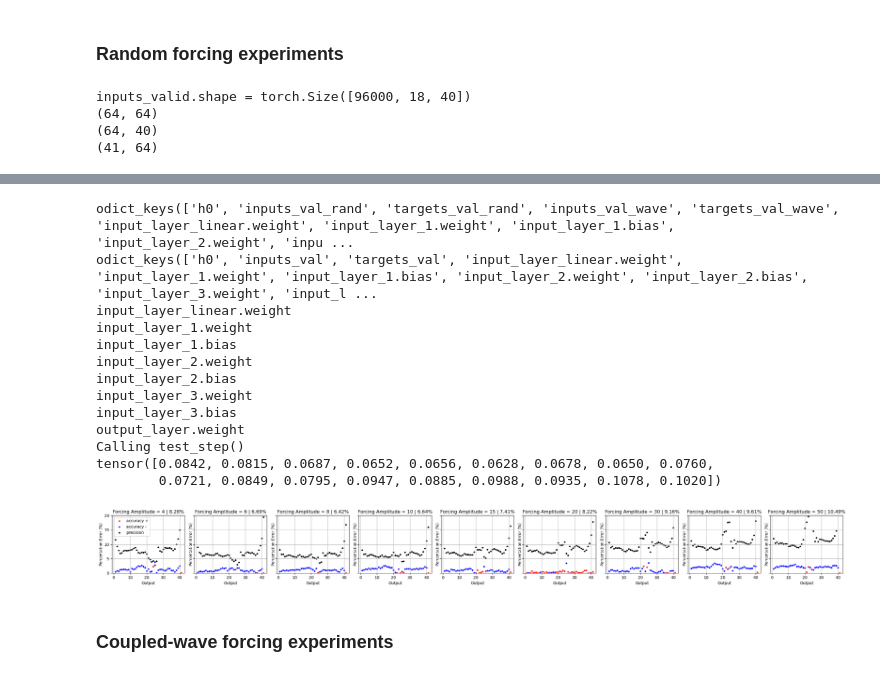
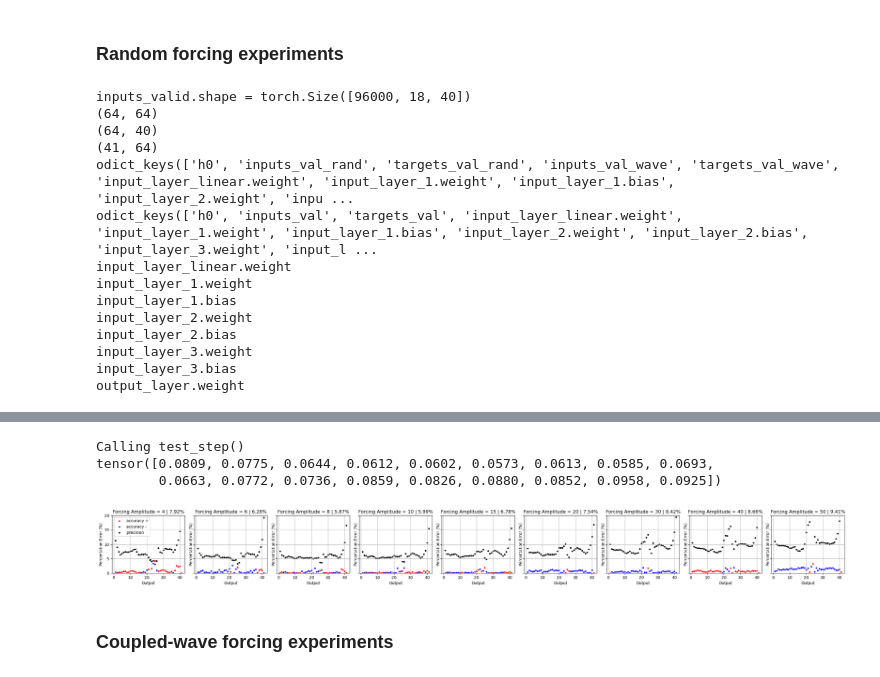
Before and after one commit to Qiyu-Song/RNNpaper, a Jupyter notebook: RNN_train_test/check_results_addp.ipynb, the cells around one changed output, grey strips where cells are left out. Drawn from its saved outputs; the diff is of its cells as text; code cells hidden in the pictures.

```diff
--- a/RNN_train_test/check_results_addp.ipynb
+++ b/RNN_train_test/check_results_addp.ipynb
@@ -120,7 +120,7 @@ class UltimateRNN(pl.LightningModule):
 # %%
 hidden_size = 64
 loadmodel = None
-loadmodel = '/n/netscratch/kuang_lab/Lab/qiyusong/SAM_RNN/logs/paper_final_rand_4_to_50_seqlen_192_skip_48_noisywave1.0_6to20_damp2_seqlen_192_skip_24_all_param_2e-06_256/version_0/checkpoints/epoch=4879-val_loss=0.101.ckpt'
+loadmodel = 'epoch=4579-val_loss=0.095.ckpt'
 torch.set_default_dtype(torch.float64)
 torch.manual_seed(42)
 torch.set_float32_matmul_precision('high')
@@ -132,7 +132,7 @@ h0_inds = []
 count = 0
 for msinefx in [4, 6, 8, 10, 15, 20, 30, 40, 50]:
     for iexp in [0, 1]:
-        testdata = np.load(f'/n/kuangdss01/users/qiyusong/SAM_RNN/data/msinefx{msinefx}_{iexp}_256_addp.npz')
+        testdata = np.load(f'../data/msinefx{msinefx}_{iexp}_256_addp.npz')
         SAMdata.append(testdata)
         h0_inds.append(count * 1597)
         count += 1
@@ -227,3 +227,13 @@ inputs_valid.shape = torch.Size([96000, 18, 40])
 (64, 64)
 (64, 40)
 (41, 64)
+odict_keys(['h0', 'inputs_val_rand', 'targets_val_rand', 'inputs_val_wave', 'targets_val_wave', 'input_layer_linear.weight', 'input_layer_1.weight', 'input_layer_1.bias', 'input_layer_2.weight', 'inpu ...
+odict_keys(['h0', 'inputs_val', 'targets_val', 'input_layer_linear.weight', 'input_layer_1.weight', 'input_layer_1.bias', 'input_layer_2.weight', 'input_layer_2.bias', 'input_layer_3.weight', 'input_l ...
+input_layer_linear.weight
+input_layer_1.weight
+input_layer_1.bias
+input_layer_2.weight
+input_layer_2.bias
+input_layer_3.weight
+input_layer_3.bias
+output_layer.weight
@@ -234,17 +248,7 @@ HPU available: False, using: 0 HPUs
-odict_keys(['h0', 'inputs_val_rand', 'targets_val_rand', 'inputs_val_wave', 'targets_val_wave', 'input_layer_linear.weight', 'input_layer_1.weight', 'input_layer_1.bias', 'input_layer_2.weight', 'inpu ...
-odict_keys(['h0', 'inputs_val', 'targets_val', 'input_layer_linear.weight', 'input_layer_1.weight', 'input_layer_1.bias', 'input_layer_2.weight', 'input_layer_2.bias', 'input_layer_3.weight', 'input_l ...
-input_layer_linear.weight
-input_layer_1.weight
-input_layer_1.bias
-input_layer_2.weight
-input_layer_2.bias
-input_layer_3.weight
-input_layer_3.bias
-output_layer.weight
 Calling test_step()
-tensor([0.0842, 0.0815, 0.0687, 0.0652, 0.0656, 0.0628, 0.0678, 0.0650, 0.0760,
-        0.0721, 0.0849, 0.0795, 0.0947, 0.0885, 0.0988, 0.0935, 0.1078, 0.1020])
+tensor([0.0809, 0.0775, 0.0644, 0.0612, 0.0602, 0.0573, 0.0613, 0.0585, 0.0693,
+        0.0663, 0.0772, 0.0736, 0.0859, 0.0826, 0.0880, 0.0852, 0.0958, 0.0925])
-[figure, old version]
+[figure, new version]
 # %% [markdown]
 ### Coupled-wave forcing experiments
 # %%
```
Also changed, not shown: parts of 4 cells of this notebook, 6 other files.
